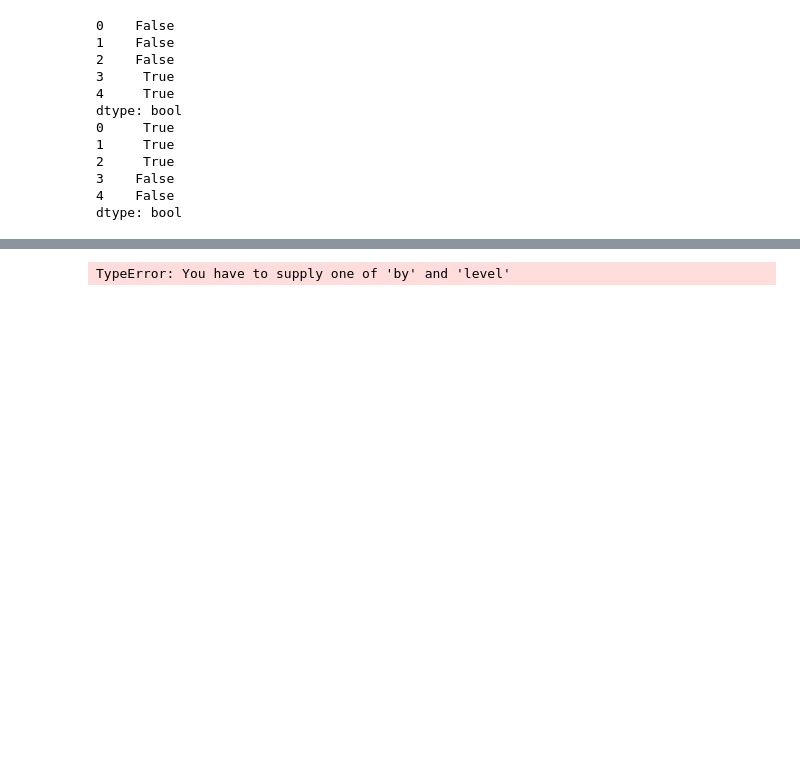
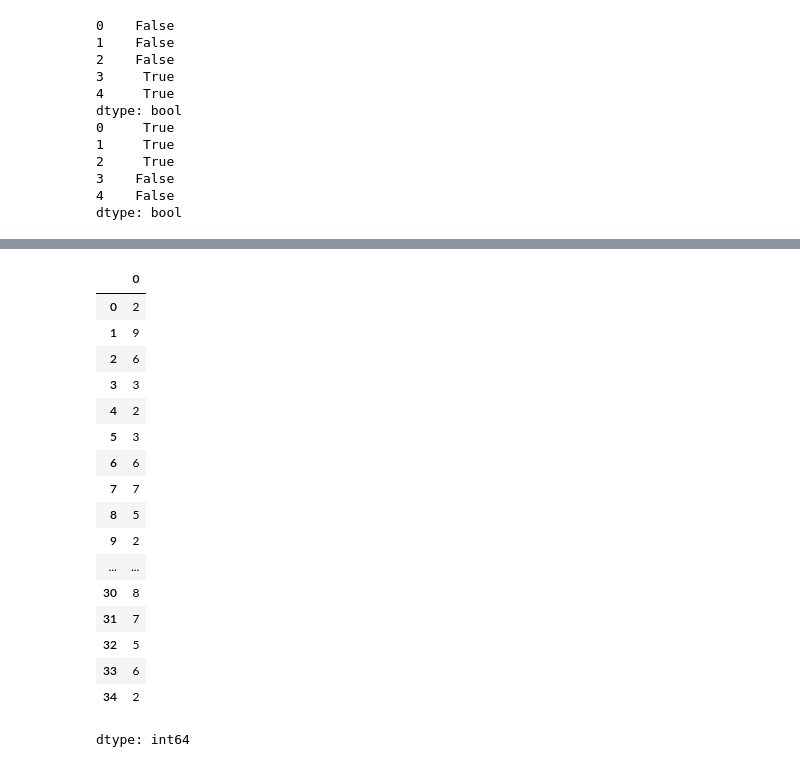
Before and after one commit to rushielevates/ML-DL-practice, a Jupyter notebook: Pandas.ipynb, the cells around one changed output, grey strips where cells are left out. Drawn from its saved outputs; the diff is of its cells as text; code cells hidden in the pictures; blank space fills up the shorter version.

```diff
--- a/Pandas.ipynb
+++ b/Pandas.ipynb
@@ -422,4 +441,21 @@ dtype: float64
 # %%
-ser.groupby()
+ser
 # %% [output]
+|  | 0 |
+| 0 | 2 |
+| 1 | 9 |
+| 2 | 6 |
+| 3 | 3 |
+| 4 | 2 |
+| 5 | 3 |
+| 6 | 6 |
+| 7 | 7 |
+| 8 | 5 |
+| 9 | 2 |
+| ... | ... |
+| 30 | 8 |
+| 31 | 7 |
+| 32 | 5 |
+| 33 | 6 |
+| 34 | 2 |
-TypeError: You have to supply one of 'by' and 'level'
+dtype: int64
```
Also changed, not shown: parts of 39 cells of this notebook.
